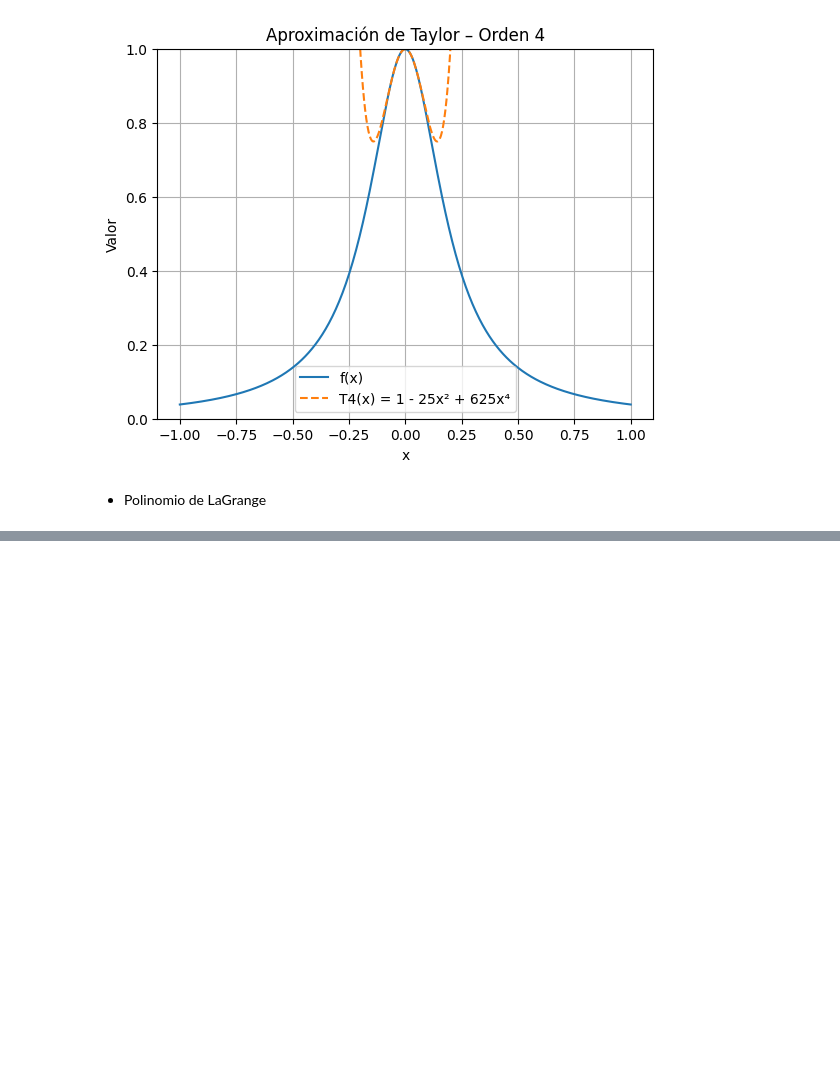
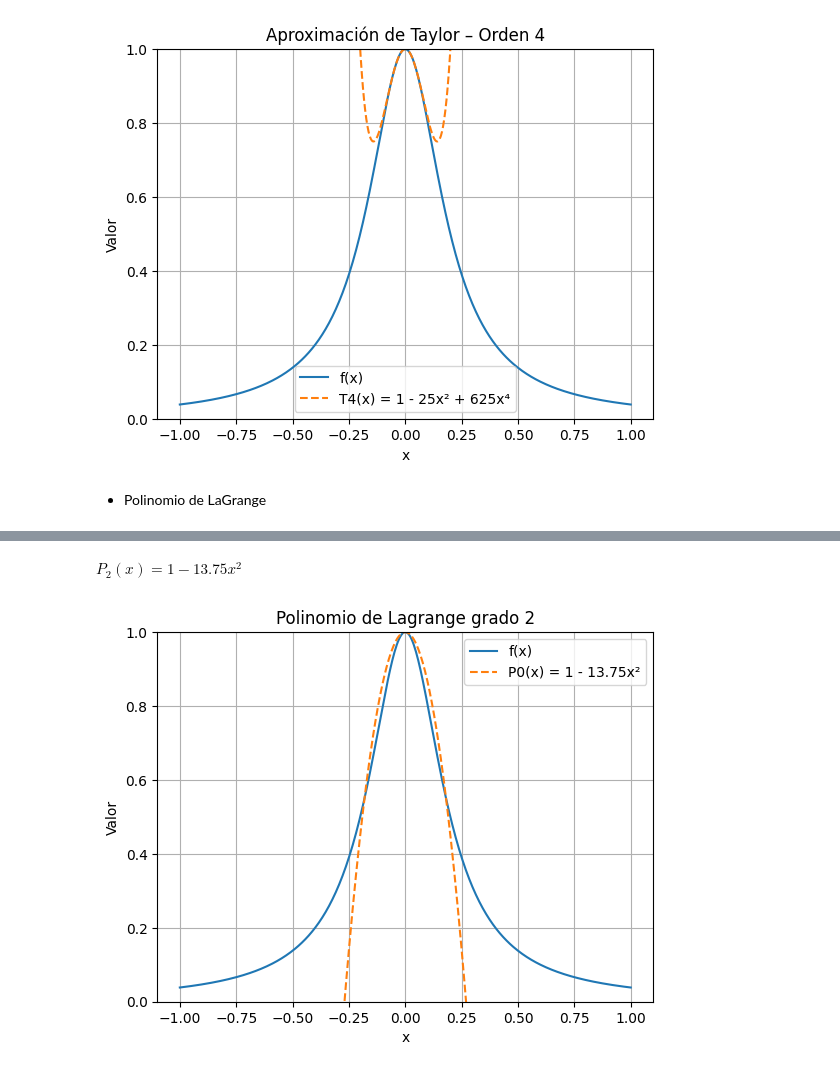
Before and after one commit to Dalzsfn/TareasMetodosNumericos, a Jupyter notebook: Tarea06/Tarea06.ipynb, the cells around one changed output, grey strips where cells are left out. Drawn from its saved outputs; the diff is of its cells as text; code cells hidden in the pictures; blank space fills up the shorter version.

```diff
--- a/Tarea06/Tarea06.ipynb
+++ b/Tarea06/Tarea06.ipynb
@@ -95,0 +128,23 @@ La mejor aproximación es de orden 4
+# %% [markdown]
+$P_2(x) = 1 - 13.75x^2$
+# %%
+def f(x):
+    return 1/(25*x**2 + 1)
+
+def T2(x):
+    return 1 - 13.75*x**2
+
+x = np.linspace(-1, 1, 400)
+
+plt.figure()
+plt.plot(x, f(x), label="f(x)")
+plt.plot(x, T2(x), label="P0(x) = 1 - 13.75x²", linestyle="--")
+plt.title("Polinomio de Lagrange grado 2")
+plt.xlabel("x")
+plt.ylabel("Valor")
+plt.ylim (0,1)
+plt.legend()
+plt.grid(True)
+plt.show()
+# %% [output]
+[figure, added]
```
Also changed, not shown: parts of 9 cells of this notebook.
